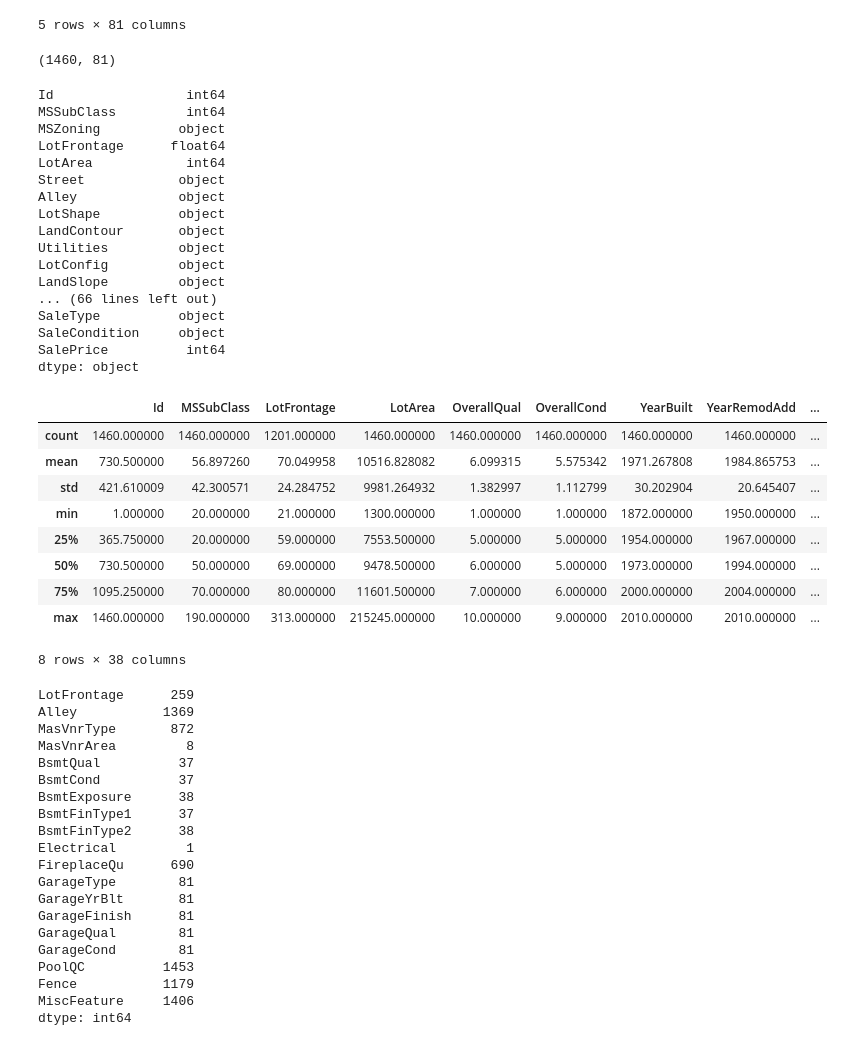
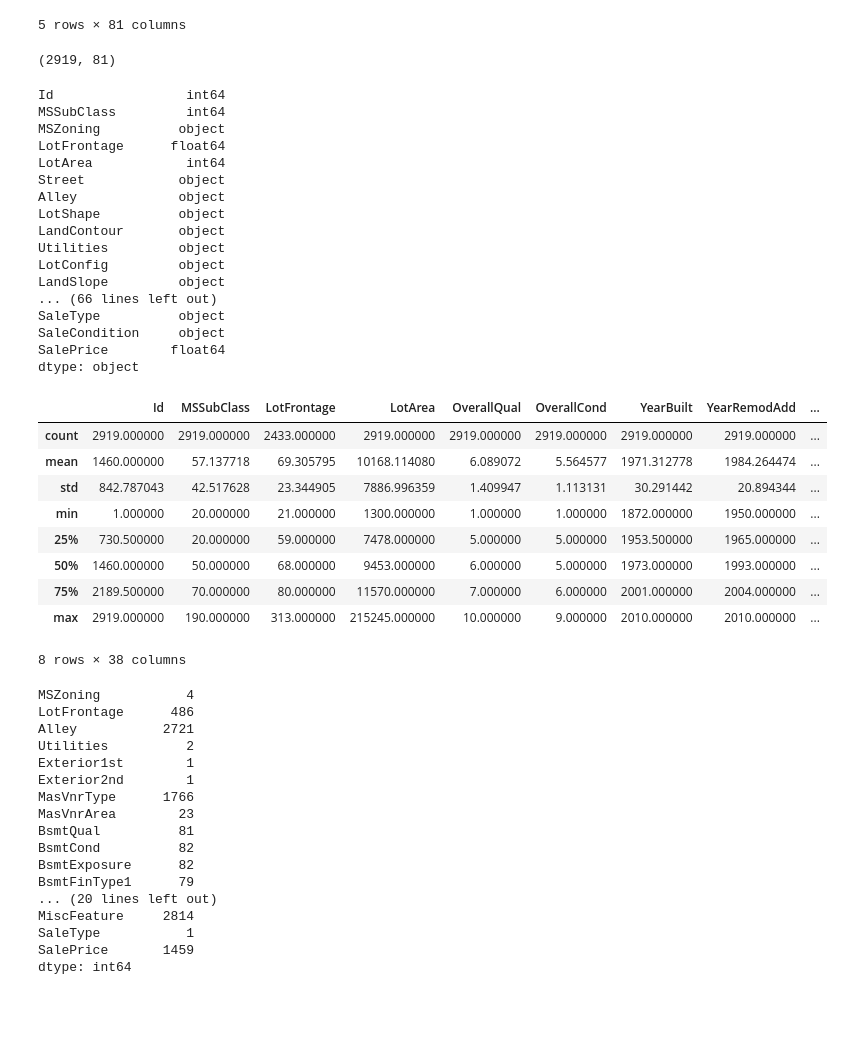
Before and after one commit to stephanie-yz/House-Prices, a Jupyter notebook: 01 Data Cleaning.ipynb, the cells around one changed output. Cells and saved outputs as stored; diff of their text form; code cells hidden in the pictures; blank space fills up the shorter version.

```diff
--- a/01 Data Cleaning.ipynb
+++ b/01 Data Cleaning.ipynb
@@ -22,5 +21,8 @@ pd.options.display.max_rows = 100
 ### load data
 train_raw = pd.read_csv('train.csv')
 test_raw = pd.read_csv('test.csv')
+
+## merge in to one table for data cleaning
+alldata_raw = pd.concat([train_raw, test_raw]).reset_index(drop=True)
 # %%
 ### preview data
@@ -35,11 +37,11 @@ train_raw.head(5)
 5 rows × 81 columns
 # %%
 ### preview data cont
-print(train_raw.shape)
-# train.info()
-train_raw.dtypes
+print(alldata_raw.shape)
+# alldata_raw.info()
+alldata_raw.dtypes
 # %% [output]
-(1460, 81)
+(2919, 81)
 Id                 int64
 MSSubClass         int64
 MSZoning          object
@@ -55,46 +57,43 @@ LandSlope         object
 ... (66 lines left out)
 SaleType          object
 SaleCondition     object
-SalePrice          int64
+SalePrice        float64
 dtype: object
 # %%
 ### preview data cont
-train_raw.describe()
+alldata_raw.describe()
 # %% [output]
 |  | Id | MSSubClass | LotFrontage | LotArea | OverallQual | OverallCond | YearBuilt | YearRemodAdd | ... |
-| count | 1460.000000 | 1460.000000 | 1201.000000 | 1460.000000 | 1460.000000 | 1460.000000 | 1460.000000 | 1460.000000 | ... |
-| mean | 730.500000 | 56.897260 | 70.049958 | 10516.828082 | 6.099315 | 5.575342 | 1971.267808 | 1984.865753 | ... |
-| std | 421.610009 | 42.300571 | 24.284752 | 9981.264932 | 1.382997 | 1.112799 | 30.202904 | 20.645407 | ... |
+| count | 2919.000000 | 2919.000000 | 2433.000000 | 2919.000000 | 2919.000000 | 2919.000000 | 2919.000000 | 2919.000000 | ... |
+| mean | 1460.000000 | 57.137718 | 69.305795 | 10168.114080 | 6.089072 | 5.564577 | 1971.312778 | 1984.264474 | ... |
+| std | 842.787043 | 42.517628 | 23.344905 | 7886.996359 | 1.409947 | 1.113131 | 30.291442 | 20.894344 | ... |
 | min | 1.000000 | 20.000000 | 21.000000 | 1300.000000 | 1.000000 | 1.000000 | 1872.000000 | 1950.000000 | ... |
-| 25% | 365.750000 | 20.000000 | 59.000000 | 7553.500000 | 5.000000 | 5.000000 | 1954.000000 | 1967.000000 | ... |
-| 50% | 730.500000 | 50.000000 | 69.000000 | 9478.500000 | 6.000000 | 5.000000 | 1973.000000 | 1994.000000 | ... |
-| 75% | 1095.250000 | 70.000000 | 80.000000 | 11601.500000 | 7.000000 | 6.000000 | 2000.000000 | 2004.000000 | ... |
-| max | 1460.000000 | 190.000000 | 313.000000 | 215245.000000 | 10.000000 | 9.000000 | 2010.000000 | 2010.000000 | ... |
+| 25% | 730.500000 | 20.000000 | 59.000000 | 7478.000000 | 5.000000 | 5.000000 | 1953.500000 | 1965.000000 | ... |
+| 50% | 1460.000000 | 50.000000 | 68.000000 | 9453.000000 | 6.000000 | 5.000000 | 1973.000000 | 1993.000000 | ... |
+| 75% | 2189.500000 | 70.000000 | 80.000000 | 11570.000000 | 7.000000 | 6.000000 | 2001.000000 | 2004.000000 | ... |
+| max | 2919.000000 | 190.000000 | 313.000000 | 215245.000000 | 10.000000 | 9.000000 | 2010.000000 | 2010.000000 | ... |
 8 rows × 38 columns
 # %%
 ### find columns with NaN - note python also treats None as na
-cols_w_nan = train_raw.columns[train_raw.isna().any()]
-train_raw[cols_w_nan].isna().sum()
+cols_w_nan = alldata_raw.columns[alldata_raw.isna().any()]
+alldata_raw[cols_w_nan].isna().sum()
 # %% [output]
-LotFrontage      259
-Alley           1369
-MasVnrType       872
-MasVnrArea         8
-BsmtQual          37
-BsmtCond          37
-BsmtExposure      38
-BsmtFinType1      37
-BsmtFinType2      38
-Electrical         1
-FireplaceQu      690
-GarageType        81
-GarageYrBlt       81
-GarageFinish      81
-GarageQual        81
-GarageCond        81
-PoolQC          1453
-Fence           1179
-MiscFeature     1406
+MSZoning           4
+LotFrontage      486
+Alley           2721
+Utilities          2
+Exterior1st        1
+Exterior2nd        1
+MasVnrType      1766
+MasVnrArea        23
+BsmtQual          81
+BsmtCond          82
+BsmtExposure      82
+BsmtFinType1      79
+... (20 lines left out)
+MiscFeature     2814
+SaleType           1
+SalePrice       1459
 dtype: int64
 # %%
 ### remove NaN
```
Also changed, not shown: parts of 6 cells of this notebook.
